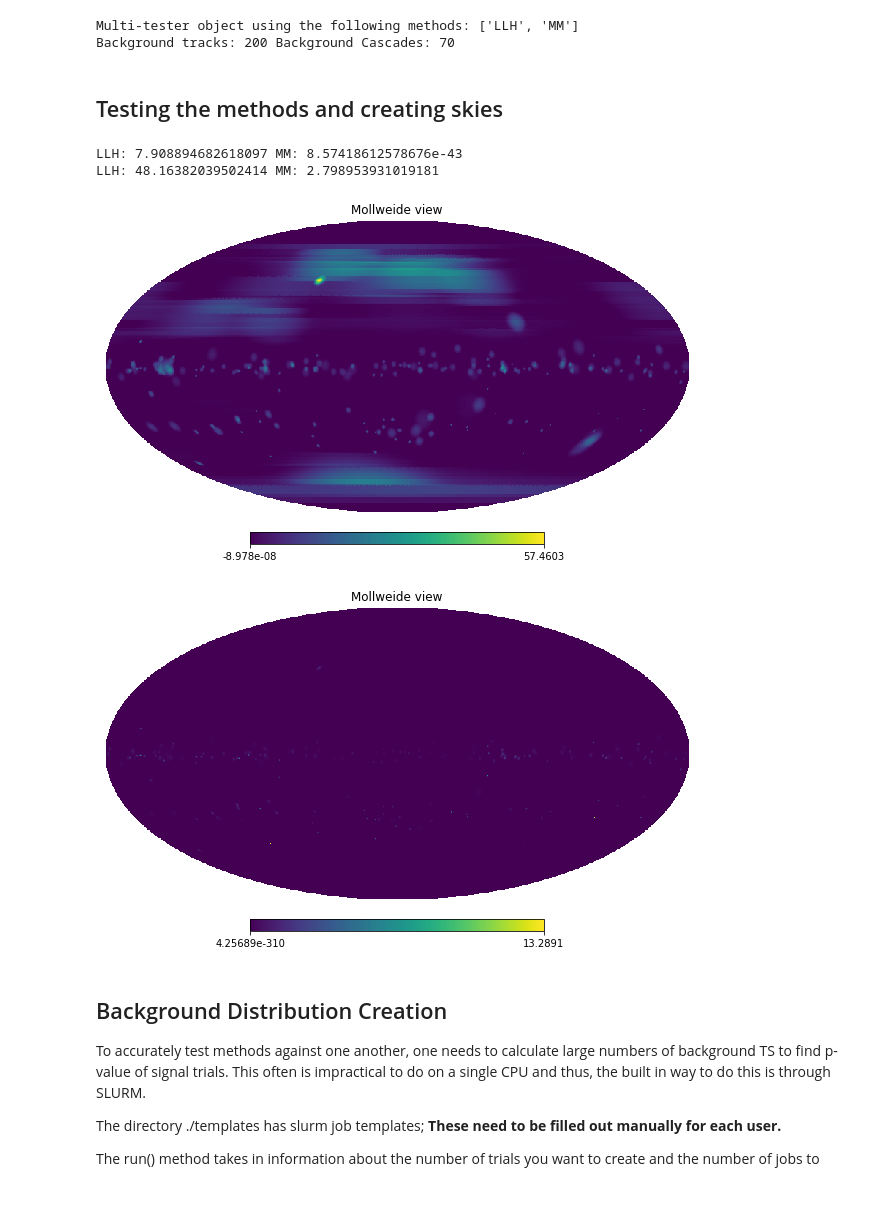
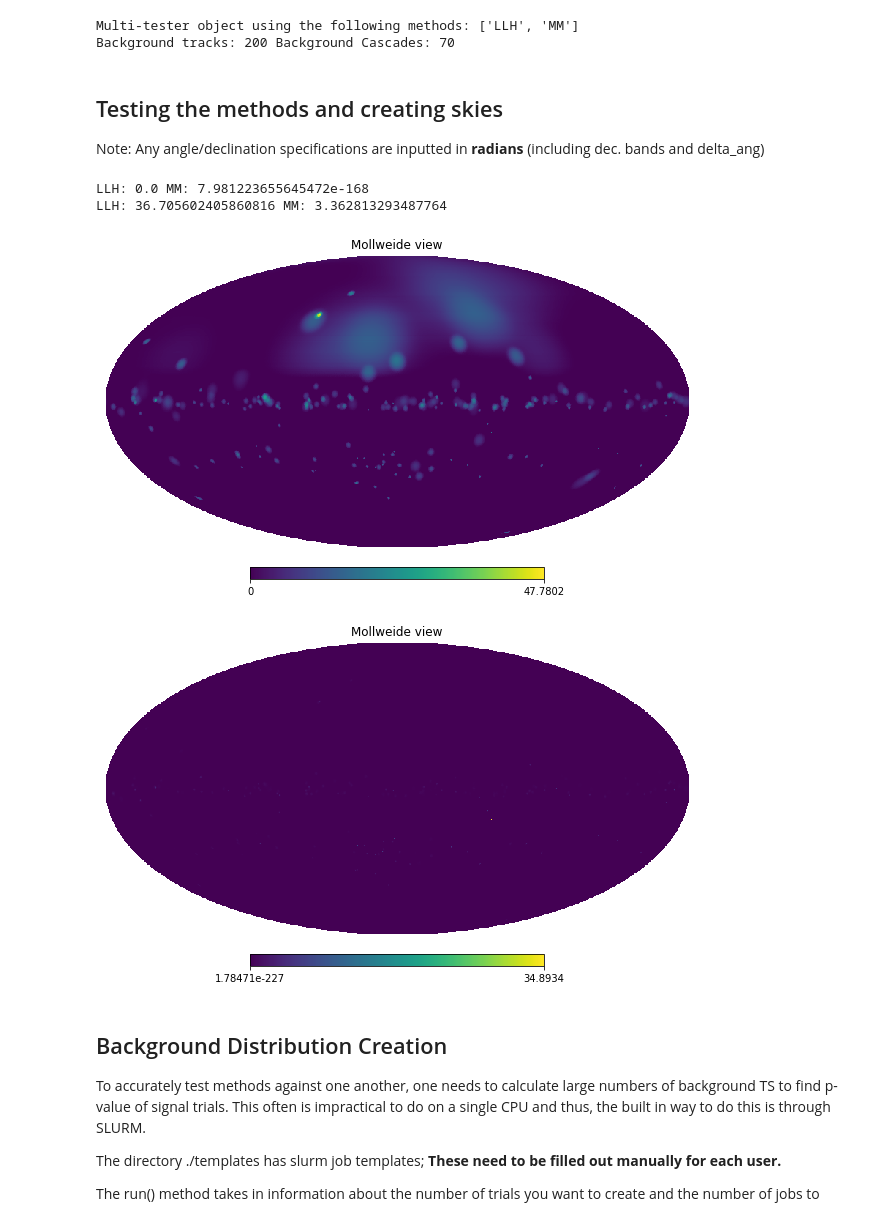
Before and after one commit to willeyna/Multitester, a Jupyter notebook: doc.ipynb, the cells around one changed output. Drawn from its saved outputs; the diff is of its cells as text; code cells hidden in the pictures.

```diff
--- a/doc.ipynb
+++ b/doc.ipynb
@@ -32,13 +32,15 @@ __Argument requirements:__
 * TCP/ TruePrior: Prior- 2D array indexed as [tracks, cascades] giving a topology-based LLH prior
 * SMTopoAw: (Optional) Sigmoid: Tuple of sigmoid parameters (center, shape)
 # %%
-tester = multi_tester(methods = ['LLH', 'MM'], tracks = 200, cascades = 70, args = {'delta_ang': 10})
+tester = multi_tester(methods = ['LLH', 'MM'], tracks = 200, cascades = 70, args = {'delta_ang': .2})
 print(tester)
 # %% [output]
 Multi-tester object using the following methods: ['LLH', 'MM']
 Background tracks: 200 Background Cascades: 70
 # %% [markdown]
 ## Testing the methods and creating skies
+
+Note: Any angle/declination specifications are inputted in **radians** (including dec. bands and delta_ang)
 # %%
 #creating background test statistics
 #creates a MC sky according to tracks, cascades and tests it at ra,dec
@@ -56,21 +58,21 @@ dec = np.pi/4
 LLH_TS, MM_TS = tester.test_methods(ra, dec, ninj_t = 2, ninj_c = 2)
 print(f"LLH: {LLH_TS} MM: {MM_TS}")
 # %% [output]
-LLH: 7.908894682618097 MM: 8.57418612578676e-43
-LLH: 48.16382039502414 MM: 2.798953931019181
+LLH: 0.0 MM: 7.981223655645472e-168
+LLH: 36.705602405860816 MM: 3.362813293487764
 # %%
 inj_ra = np.pi/3
 inj_dec = np.pi/4
-ninj_t = 2
-ninj_c = 2
+ninj_t = 3
+ninj_c = 3
 
 #creates a MC sky with an injection as specified above
 #returns healpy array of TS at each point
 tester.create_sky(ninj_t, ninj_c, inj_ra, inj_dec)
 #sky can be shown with this method, either saved in plots or shown inline based on "inline"
 tester.show_sky(inline = True)
 # %% [output]
-[figure, old version]
+[figure, new version]
 [figure]
 # %% [markdown]
 ## Background Distribution Creation
```
Also changed, not shown: parts of 4 cells of this notebook, 2 other files.
